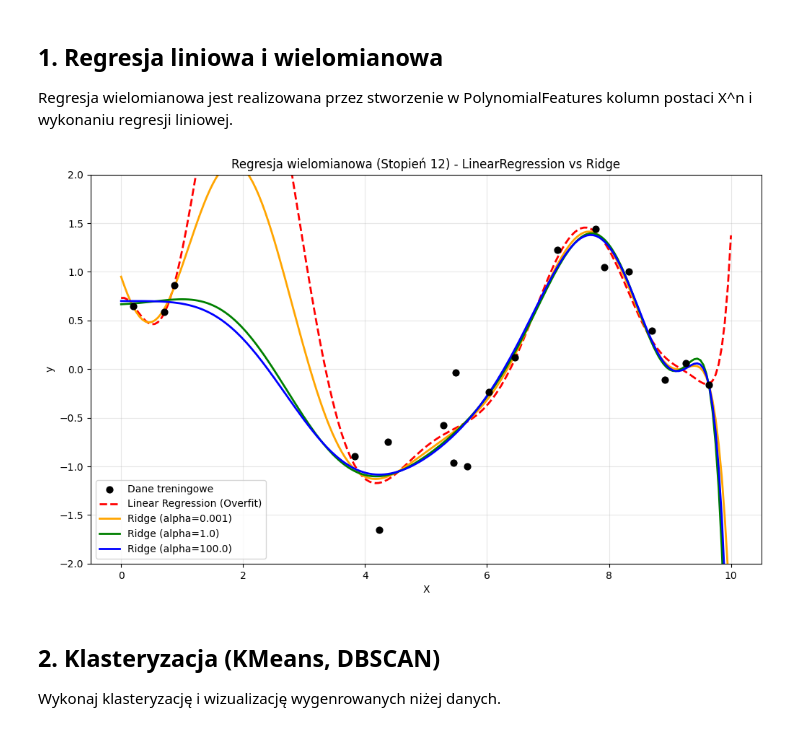
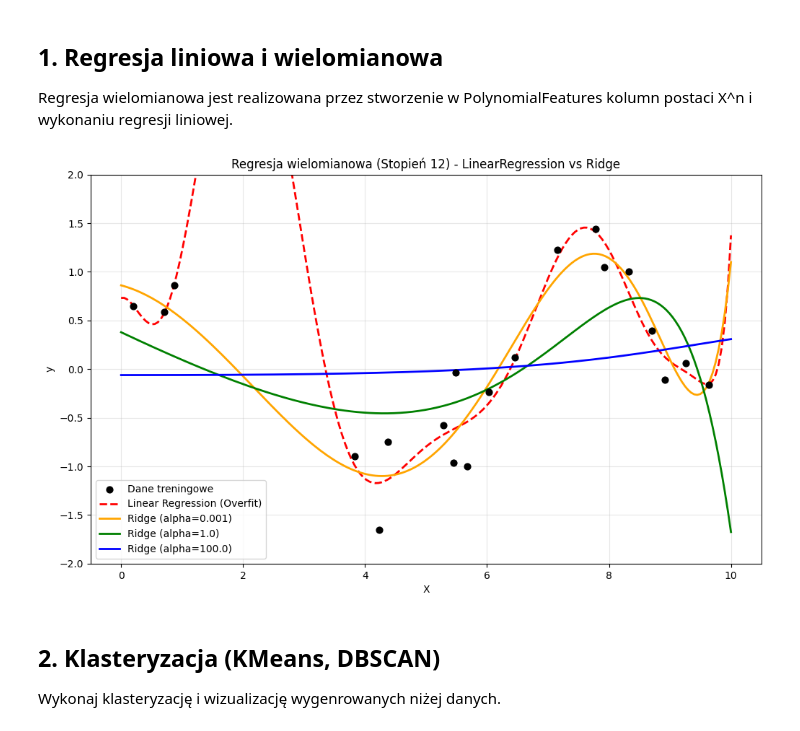
Before and after one commit to Werkxa/KGN_Programowanie2, a Jupyter notebook: Lab/P2Lab11.ipynb, the cells around one changed output. Saved outputs shown, nothing was run; the diff lists cells and outputs as text; code cells hidden in the pictures.

```diff
--- a/Lab/P2Lab11.ipynb
+++ b/Lab/P2Lab11.ipynb
@@ -24,6 +26,7 @@ import matplotlib.pyplot as plt
 from sklearn.preprocessing import PolynomialFeatures
 from sklearn.linear_model import LinearRegression, Ridge
 from sklearn.pipeline import make_pipeline
+from sklearn.preprocessing import StandardScaler
 
 # Generowanie danych
 np.random.seed(0)
@@ -31,36 +34,36 @@ X = np.sort(np.random.uniform(0, 10, 20))[:, np.newaxis]
 y = np.sin(X).ravel() + np.random.normal(0, 0.3, X.shape[0])
 
 X_plot = np.linspace(0, 10, 200)[:, np.newaxis]
 
 # Konfiguracja wykresu
 plt.figure(figsize=(12, 7))
 plt.scatter(X, y, color='black', s=40, label='Dane treningowe', zorder=10)
 
 # Model 1: Zwykła regresja liniowa (Overfitting)
-poly_lr = make_pipeline(PolynomialFeatures(12), LinearRegression())
+poly_lr = make_pipeline(PolynomialFeatures(12),  LinearRegression())
 poly_lr.fit(X, y)
 plt.plot(X_plot, poly_lr.predict(X_plot), color='red', linestyle='--',
          linewidth=2, label='Linear Regression (Overfit)')
 
 # Modele 2: Regresja Ridge z różnymi wartościami alpha
 alphas = [0.001, 1.0, 100.0]
 colors = ['orange', 'green', 'blue']
 
 for alpha, color in zip(alphas, colors):
-    poly_ridge = make_pipeline(PolynomialFeatures(12), Ridge(alpha=alpha))
+    poly_ridge = make_pipeline(PolynomialFeatures(12), StandardScaler(), Ridge(alpha=alpha))
     poly_ridge.fit(X, y)
     plt.plot(X_plot, poly_ridge.predict(X_plot), color=color,
              linewidth=2, label=f'Ridge (alpha={alpha})')
 
 plt.ylim(-2, 2) # Ograniczamy oś Y, LinearRegression może przyjmować duże wartości
 plt.title('Regresja wielomianowa (Stopień 12) - LinearRegression vs Ridge')
 plt.xlabel('X')
 plt.ylabel('y')
 plt.legend()
 plt.grid(True, alpha=0.3)
 plt.show()
 # %% [output]
-[figure, old version]
+[figure, new version]
 # %% [markdown]
 ## 2. Klasteryzacja (KMeans, DBSCAN)
 
```
Also changed, not shown: parts of 3 cells of this notebook.
